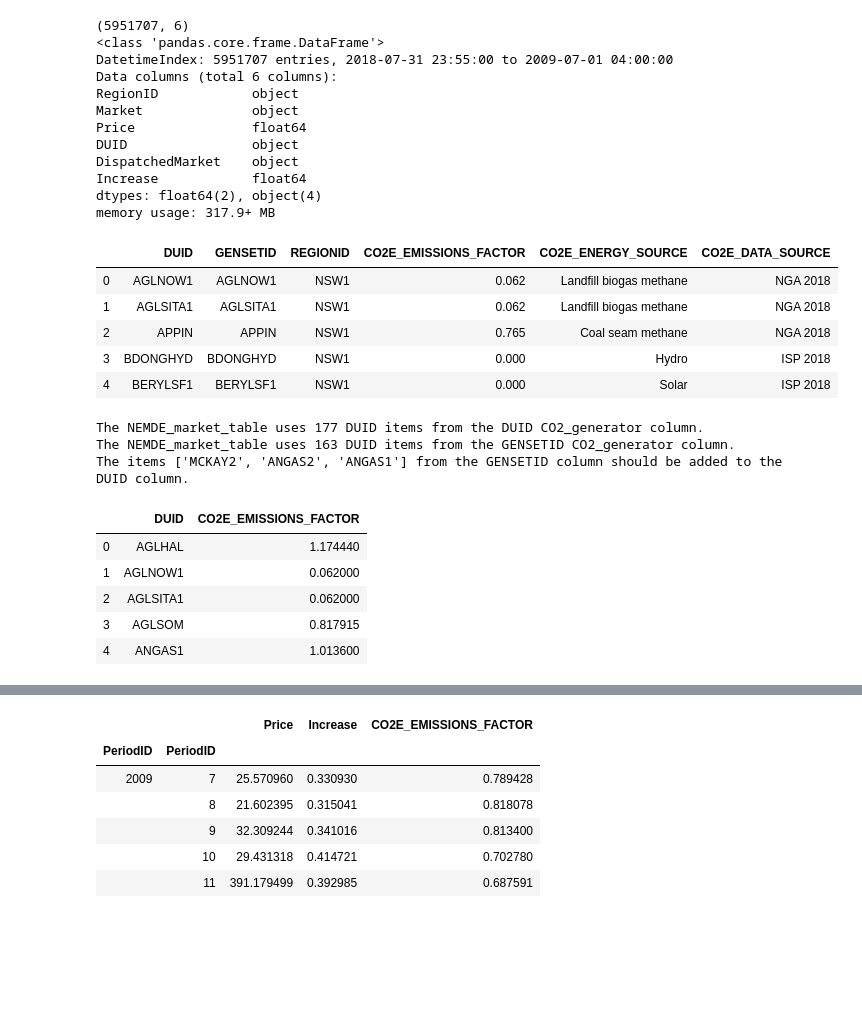
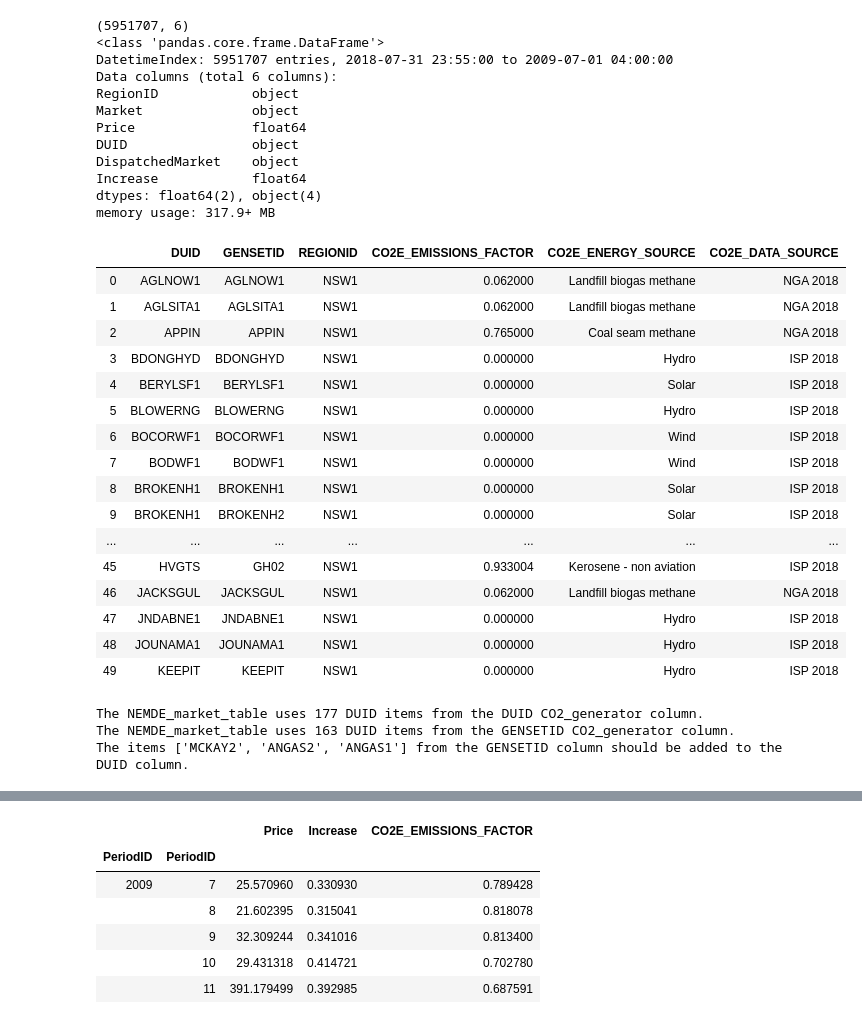
Before and after one commit to bkubsch/marginal-carbon, a Jupyter notebook: Untitled.ipynb, the cells around one changed output, grey strips where cells are left out. Cells and saved outputs as stored; diff of their text form; code cells hidden in the pictures; blank space fills up the shorter version.

Commit message:
checking DUID availability and missing time points again

```diff
--- a/Untitled.ipynb
+++ b/Untitled.ipynb
@@ -38,27 +66,28 @@ memory usage: 317.9+ MB
 # %%
 file_path = '{}/Desktop/Portfolio_project/DUID_CO2.csv'.format(os.environ['HOME'])
 CO2_generators = pd.read_csv(file_path)
-CO2_generators.head()
+CO2_generators.head(50)
 # %% [output]
 |  | DUID | GENSETID | REGIONID | CO2E_EMISSIONS_FACTOR | CO2E_ENERGY_SOURCE | CO2E_DATA_SOURCE |
-| 0 | AGLNOW1 | AGLNOW1 | NSW1 | 0.062 | Landfill biogas methane | NGA 2018 |
-| 1 | AGLSITA1 | AGLSITA1 | NSW1 | 0.062 | Landfill biogas methane | NGA 2018 |
-| 2 | APPIN | APPIN | NSW1 | 0.765 | Coal seam methane | NGA 2018 |
-| 3 | BDONGHYD | BDONGHYD | NSW1 | 0.000 | Hydro | ISP 2018 |
-| 4 | BERYLSF1 | BERYLSF1 | NSW1 | 0.000 | Solar | ISP 2018 |
+| 0 | AGLNOW1 | AGLNOW1 | NSW1 | 0.062000 | Landfill biogas methane | NGA 2018 |
+| 1 | AGLSITA1 | AGLSITA1 | NSW1 | 0.062000 | Landfill biogas methane | NGA 2018 |
+| 2 | APPIN | APPIN | NSW1 | 0.765000 | Coal seam methane | NGA 2018 |
+| 3 | BDONGHYD | BDONGHYD | NSW1 | 0.000000 | Hydro | ISP 2018 |
+| 4 | BERYLSF1 | BERYLSF1 | NSW1 | 0.000000 | Solar | ISP 2018 |
+| 5 | BLOWERNG | BLOWERNG | NSW1 | 0.000000 | Hydro | ISP 2018 |
+| 6 | BOCORWF1 | BOCORWF1 | NSW1 | 0.000000 | Wind | ISP 2018 |
+| 7 | BODWF1 | BODWF1 | NSW1 | 0.000000 | Wind | ISP 2018 |
+| 8 | BROKENH1 | BROKENH1 | NSW1 | 0.000000 | Solar | ISP 2018 |
+| 9 | BROKENH1 | BROKENH2 | NSW1 | 0.000000 | Solar | ISP 2018 |
+| ... | ... | ... | ... | ... | ... | ... |
+| 45 | HVGTS | GH02 | NSW1 | 0.933004 | Kerosene - non aviation | ISP 2018 |
+| 46 | JACKSGUL | JACKSGUL | NSW1 | 0.062000 | Landfill biogas methane | NGA 2018 |
+| 47 | JNDABNE1 | JNDABNE1 | NSW1 | 0.000000 | Hydro | ISP 2018 |
+| 48 | JOUNAMA1 | JOUNAMA1 | NSW1 | 0.000000 | Hydro | ISP 2018 |
+| 49 | KEEPIT | KEEPIT | NSW1 | 0.000000 | Hydro | ISP 2018 |
 # %%
 lst_diff = DUID_items(df, CO2_generators)
 # %% [output]
 The NEMDE_market_table uses 177 DUID items from the DUID CO2_generator column.
 The NEMDE_market_table uses 163 DUID items from the GENSETID CO2_generator column.
 The items ['MCKAY2', 'ANGAS2', 'ANGAS1'] from the GENSETID column should be added to the DUID column.
-# %%
-all_DUIDs = merge_DUID_GENSETID(CO2_generators, lst_diff)
-df_merged.head()
-# %% [output]
-|  | DUID | CO2E_EMISSIONS_FACTOR |
-| 0 | AGLHAL | 1.174440 |
-| 1 | AGLNOW1 | 0.062000 |
-| 2 | AGLSITA1 | 0.062000 |
-| 3 | AGLSOM | 0.817915 |
-| 4 | ANGAS1 | 1.013600 |
```
Also changed, not shown: parts of 46 cells of this notebook, 1 other file.
